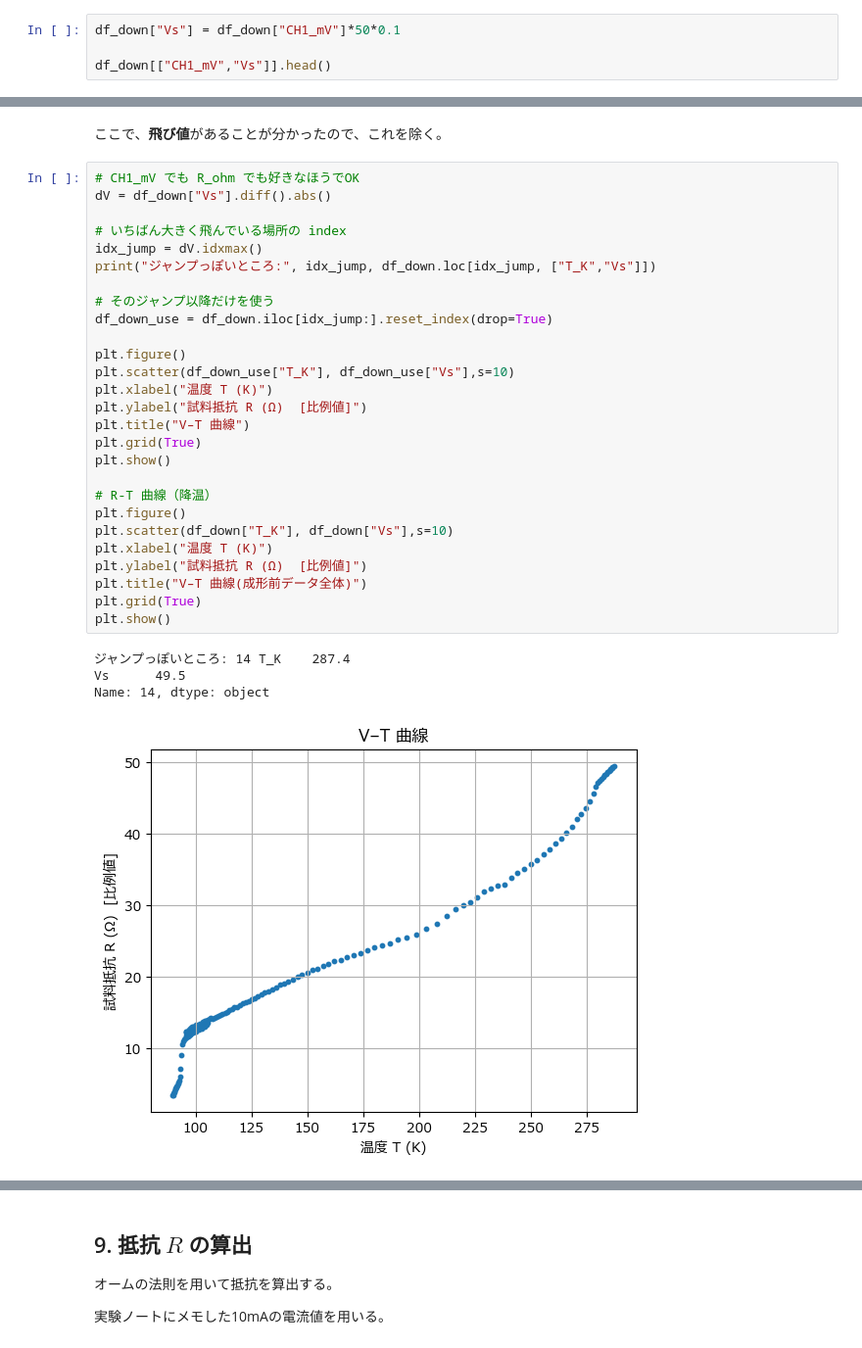
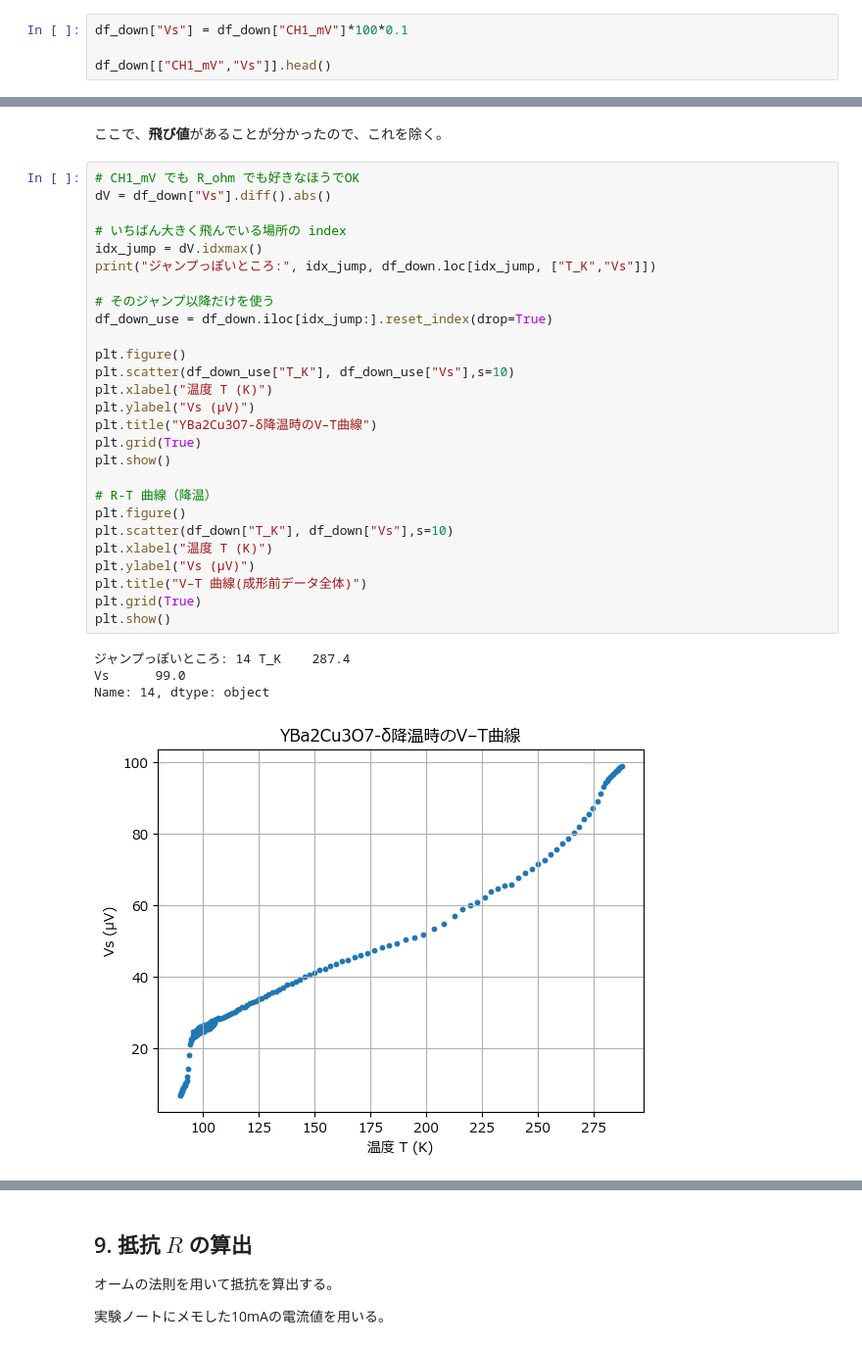
Before and after one commit to kyoka1013/superconductivity, a Jupyter notebook: 超伝導_解析_完成版.ipynb, the cells around one changed output, grey strips where cells are left out. Shown at 98% size. Drawn from its saved outputs; the diff is of its cells as text.

```diff
--- a/超伝導_解析_完成版.ipynb
+++ b/超伝導_解析_完成版.ipynb
@@ -240,7 +240,7 @@ df_down.head()
 
 レンジが50μVであることを用いて実電圧に換算する。
 # %%
-df_down["Vs"] = df_down["CH1_mV"]*50*0.1
+df_down["Vs"] = df_down["CH1_mV"]*100*0.1
 
 df_down[["CH1_mV","Vs"]].head()
 # %% [output]
@@ -266,32 +266,32 @@ plt.show()
 # %%
 # CH1_mV でも R_ohm でも好きなほうでOK
 dV = df_down["Vs"].diff().abs()
 
 # いちばん大きく飛んでいる場所の index
 idx_jump = dV.idxmax()
 print("ジャンプっぽいところ:", idx_jump, df_down.loc[idx_jump, ["T_K","Vs"]])
 
 # そのジャンプ以降だけを使う
 df_down_use = df_down.iloc[idx_jump:].reset_index(drop=True)
 
 plt.figure()
 plt.scatter(df_down_use["T_K"], df_down_use["Vs"],s=10)
 plt.xlabel("温度 T (K)")
-plt.ylabel("試料抵抗 R (Ω)  [比例値]")
-plt.title("V–T 曲線")
+plt.ylabel("Vs (µV)")
+plt.title("YBa2Cu3O7-δ降温時のV–T曲線")
 plt.grid(True)
 plt.show()
 
 # R-T 曲線（降温）
 plt.figure()
 plt.scatter(df_down["T_K"], df_down["Vs"],s=10)
 plt.xlabel("温度 T (K)")
-plt.ylabel("試料抵抗 R (Ω)  [比例値]")
+plt.ylabel("Vs (µV)")
 plt.title("V–T 曲線(成形前データ全体)")
 plt.grid(True)
 plt.show()
 # %% [output]
 ジャンプっぽいところ: 14 T_K    287.4
-Vs      49.5
+Vs      99.0
 Name: 14, dtype: object
-[figure, old version]
+[figure, new version]
```
Also changed, not shown: parts of 10 cells of this notebook.
